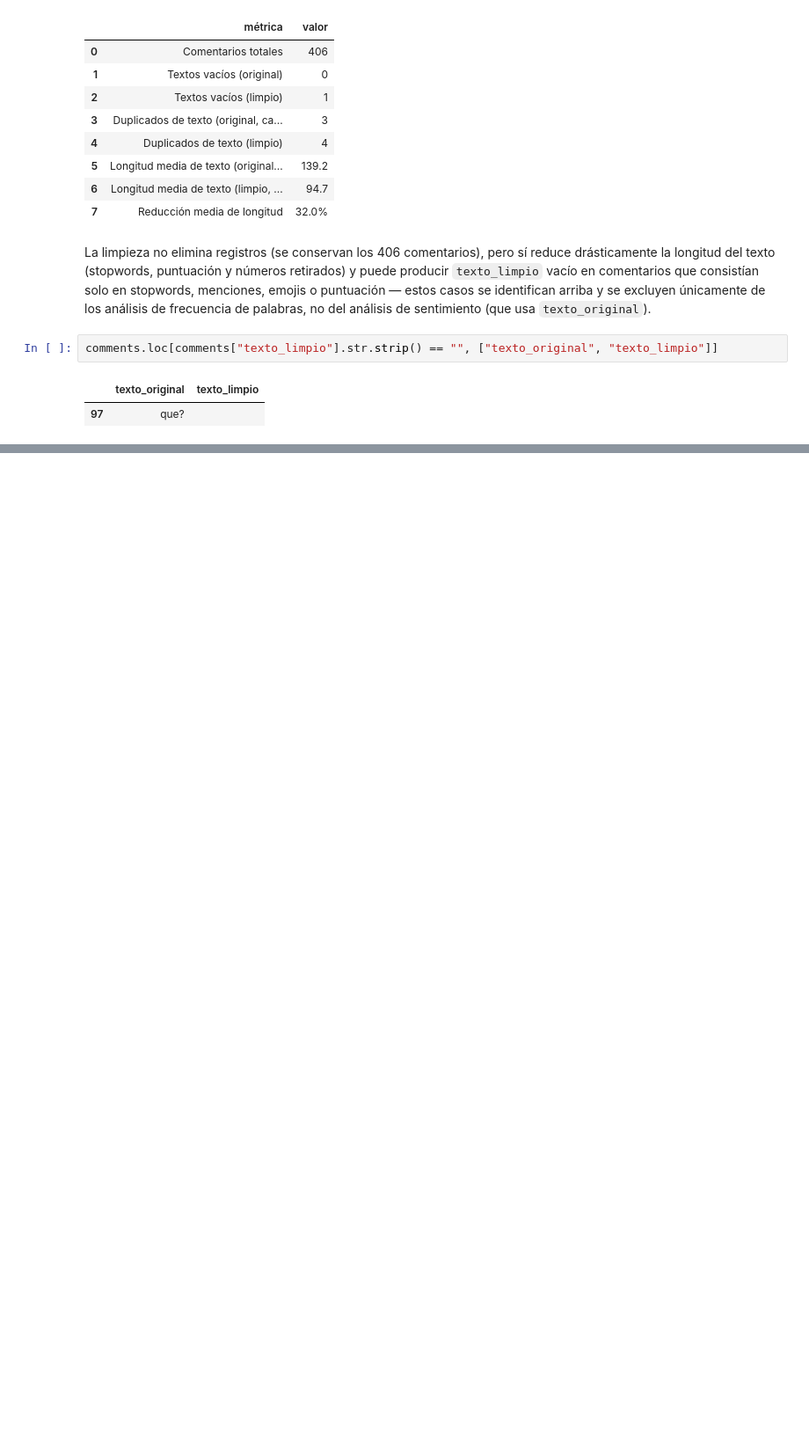
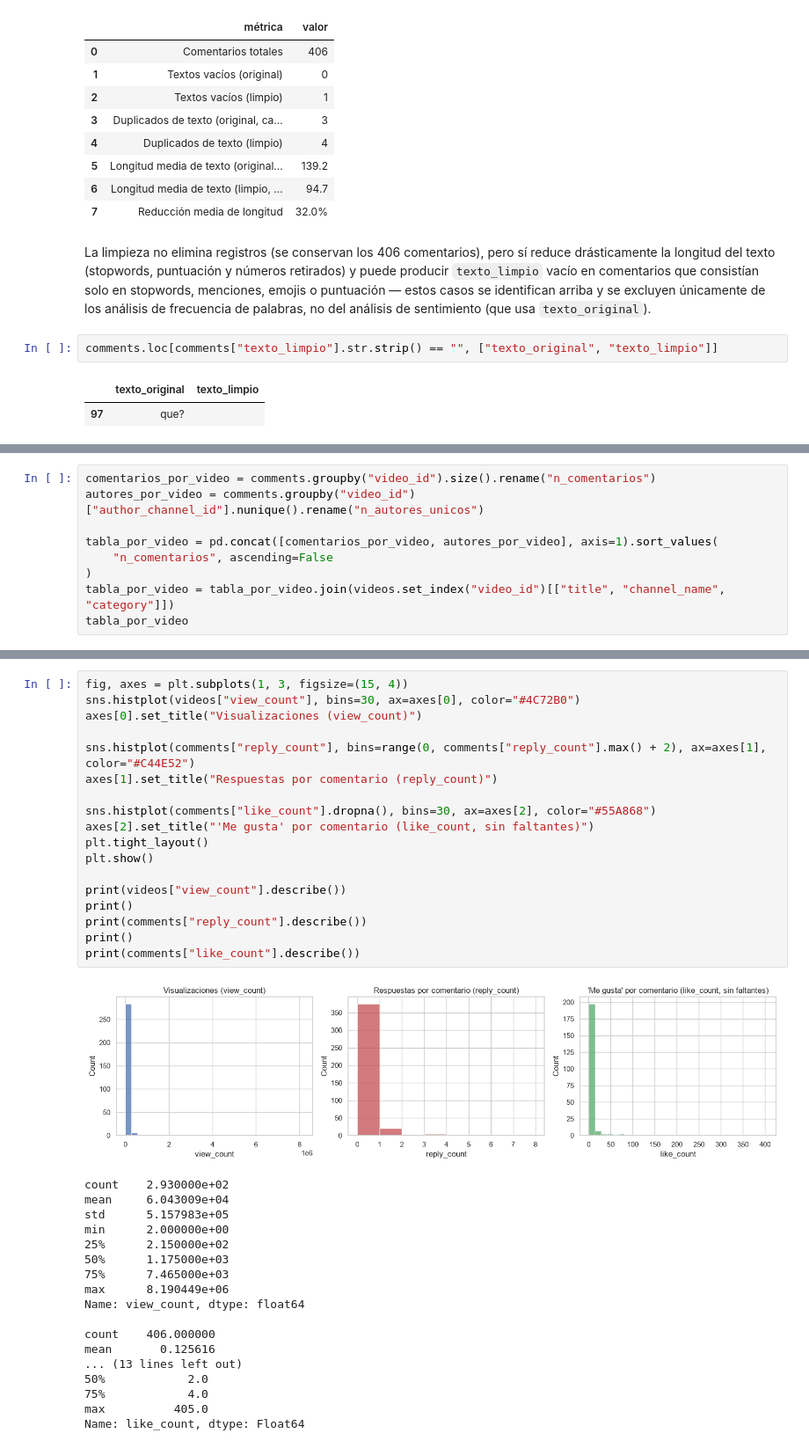
Before and after one commit to DavidDominguez-11/DS-Lab1, a Jupyter notebook: Laboratorio_6.ipynb, the cells around one changed output, grey strips where cells are left out. Shown at 88% size. Saved outputs shown, nothing was run; the diff lists cells and outputs as text; blank space fills up the shorter version.

```diff
--- a/Laboratorio_6.ipynb
+++ b/Laboratorio_6.ipynb
@@ -583,0 +627,9 @@ comments.loc[comments["texto_limpio"].str.strip() == "", ["texto_original", "tex
+# %%
+comentarios_por_video = comments.groupby("video_id").size().rename("n_comentarios")
+autores_por_video = comments.groupby("video_id")["author_channel_id"].nunique().rename("n_autores_unicos")
+
+tabla_por_video = pd.concat([comentarios_por_video, autores_por_video], axis=1).sort_values(
+    "n_comentarios", ascending=False
+)
+tabla_por_video = tabla_por_video.join(videos.set_index("video_id")[["title", "channel_name", "category"]])
+tabla_por_video
@@ -583,0 +679,37 @@ comments.loc[comments["texto_limpio"].str.strip() == "", ["texto_original", "tex
+# %%
+fig, axes = plt.subplots(1, 3, figsize=(15, 4))
+sns.histplot(videos["view_count"], bins=30, ax=axes[0], color="#4C72B0")
+axes[0].set_title("Visualizaciones (view_count)")
+
+sns.histplot(comments["reply_count"], bins=range(0, comments["reply_count"].max() + 2), ax=axes[1], color="#C44E52")
+axes[1].set_title("Respuestas por comentario (reply_count)")
+
+sns.histplot(comments["like_count"].dropna(), bins=30, ax=axes[2], color="#55A868")
+axes[2].set_title("'Me gusta' por comentario (like_count, sin faltantes)")
+plt.tight_layout()
+plt.show()
+
+print(videos["view_count"].describe())
+print()
+print(comments["reply_count"].describe())
+print()
+print(comments["like_count"].describe())
+# %% [output]
+[figure, added]
+count    2.930000e+02
+mean     6.043009e+04
+std      5.157983e+05
+min      2.000000e+00
+25%      2.150000e+02
+50%      1.175000e+03
+75%      7.465000e+03
+max      8.190449e+06
+Name: view_count, dtype: float64
+
+count    406.000000
+mean       0.125616
+... (13 lines left out)
+50%            2.0
+75%            4.0
+max          405.0
+Name: like_count, dtype: Float64
```
Also changed, not shown: parts of 18 cells of this notebook.
